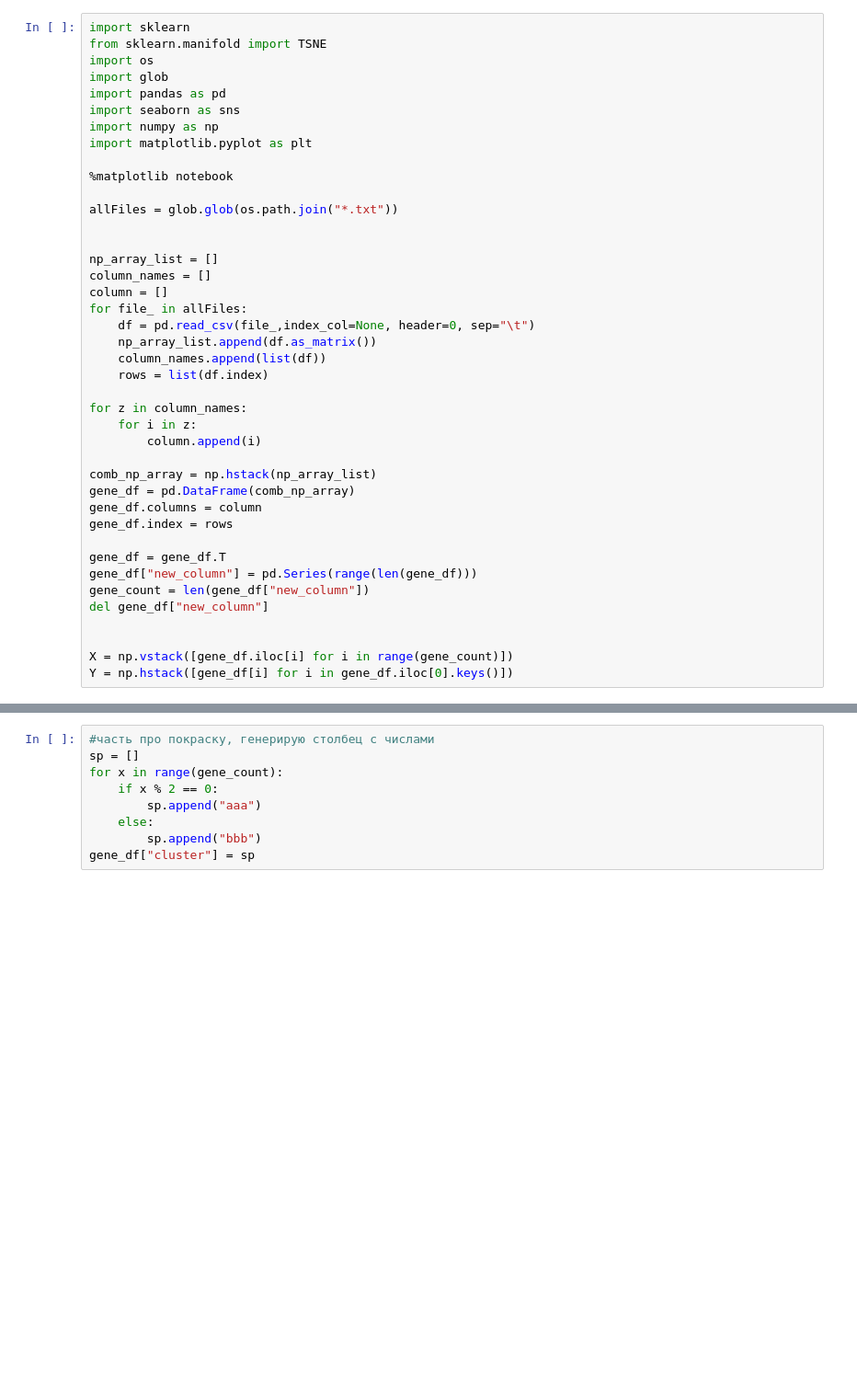
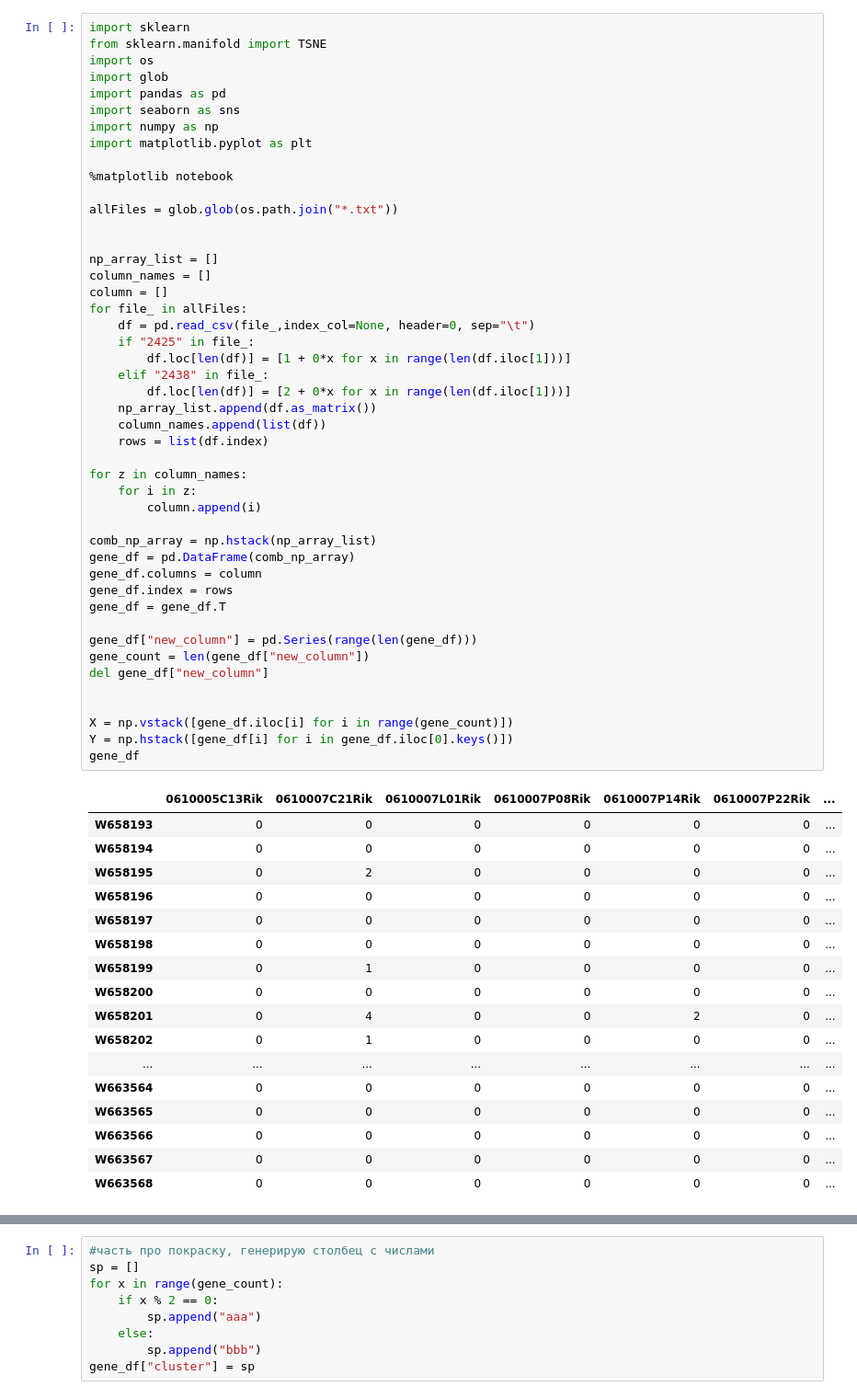
Before and after one commit to polinashpudeiko/Project, a Jupyter notebook: tSNE.ipynb, the cells around one changed output, grey strips where cells are left out. Shown at 92% size. Drawn from its saved outputs; the diff is of its cells as text; blank space fills up the shorter version.

```diff
--- a/tSNE.ipynb
+++ b/tSNE.ipynb
@@ -11,31 +11,54 @@ import matplotlib.pyplot as plt
 %matplotlib notebook
 
 allFiles = glob.glob(os.path.join("*.txt"))
 
 
 np_array_list = []
 column_names = []
 column = []
 for file_ in allFiles:
     df = pd.read_csv(file_,index_col=None, header=0, sep="\t")
+    if "2425" in file_:
+        df.loc[len(df)] = [1 + 0*x for x in range(len(df.iloc[1]))]
+    elif "2438" in file_:
+        df.loc[len(df)] = [2 + 0*x for x in range(len(df.iloc[1]))]
     np_array_list.append(df.as_matrix())
     column_names.append(list(df))
     rows = list(df.index)
 
 for z in column_names:
     for i in z:
         column.append(i)
 
 comb_np_array = np.hstack(np_array_list)
 gene_df = pd.DataFrame(comb_np_array)
 gene_df.columns = column
 gene_df.index = rows
+gene_df = gene_df.T
 
-gene_df = gene_df.T
 gene_df["new_column"] = pd.Series(range(len(gene_df)))
 gene_count = len(gene_df["new_column"])
 del gene_df["new_column"]
 
 
 X = np.vstack([gene_df.iloc[i] for i in range(gene_count)])
 Y = np.hstack([gene_df[i] for i in gene_df.iloc[0].keys()])
+gene_df
+# %% [output]
+|  | 0610005C13Rik | 0610007C21Rik | 0610007L01Rik | 0610007P08Rik | 0610007P14Rik | 0610007P22Rik | ... |
+| W658193 | 0 | 0 | 0 | 0 | 0 | 0 | ... |
+| W658194 | 0 | 0 | 0 | 0 | 0 | 0 | ... |
+| W658195 | 0 | 2 | 0 | 0 | 0 | 0 | ... |
+| W658196 | 0 | 0 | 0 | 0 | 0 | 0 | ... |
+| W658197 | 0 | 0 | 0 | 0 | 0 | 0 | ... |
+| W658198 | 0 | 0 | 0 | 0 | 0 | 0 | ... |
+| W658199 | 0 | 1 | 0 | 0 | 0 | 0 | ... |
+| W658200 | 0 | 0 | 0 | 0 | 0 | 0 | ... |
+| W658201 | 0 | 4 | 0 | 0 | 2 | 0 | ... |
+| W658202 | 0 | 1 | 0 | 0 | 0 | 0 | ... |
+| ... | ... | ... | ... | ... | ... | ... | ... |
+| W663564 | 0 | 0 | 0 | 0 | 0 | 0 | ... |
+| W663565 | 0 | 0 | 0 | 0 | 0 | 0 | ... |
+| W663566 | 0 | 0 | 0 | 0 | 0 | 0 | ... |
+| W663567 | 0 | 0 | 0 | 0 | 0 | 0 | ... |
+| W663568 | 0 | 0 | 0 | 0 | 0 | 0 | ... |
```
Also changed, not shown: parts of 3 cells of this notebook.
